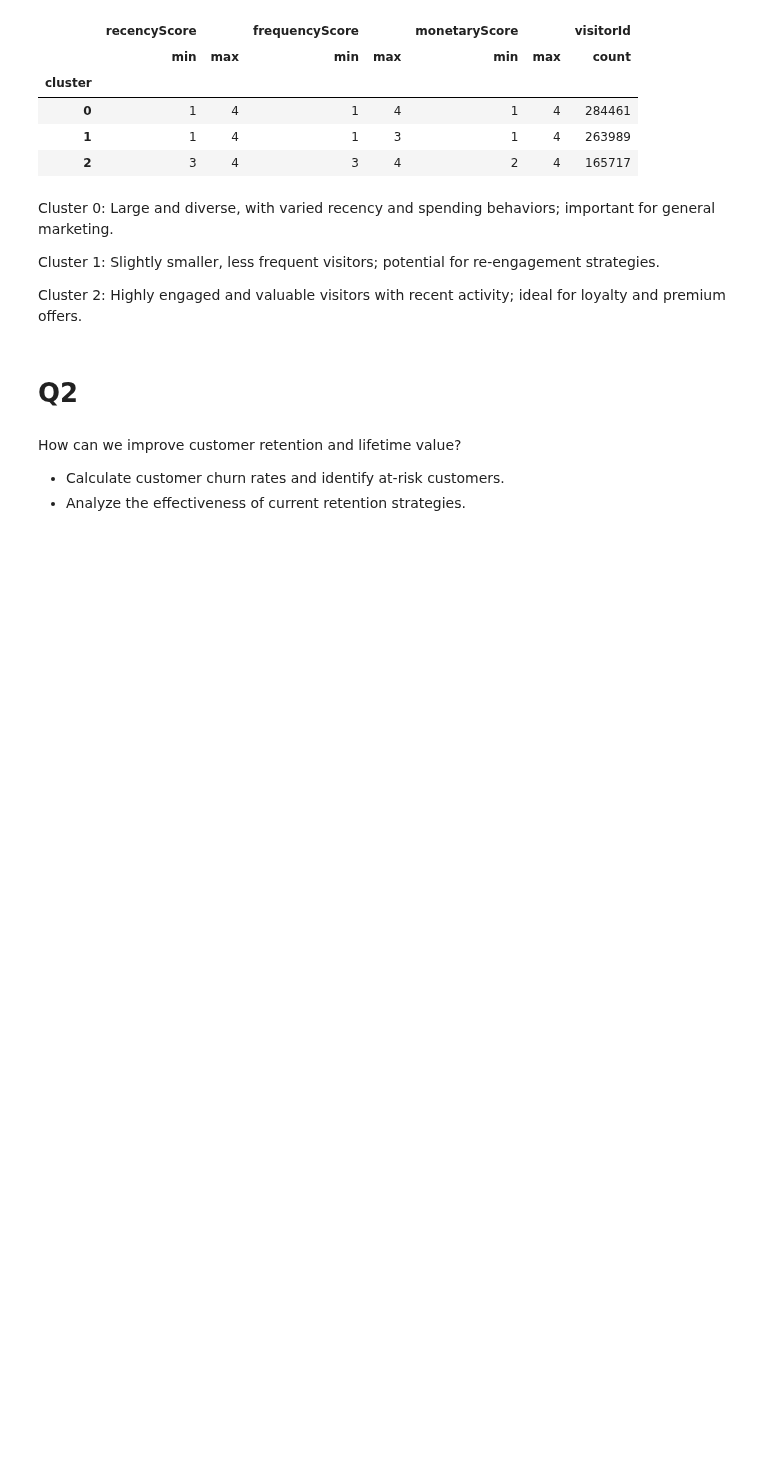
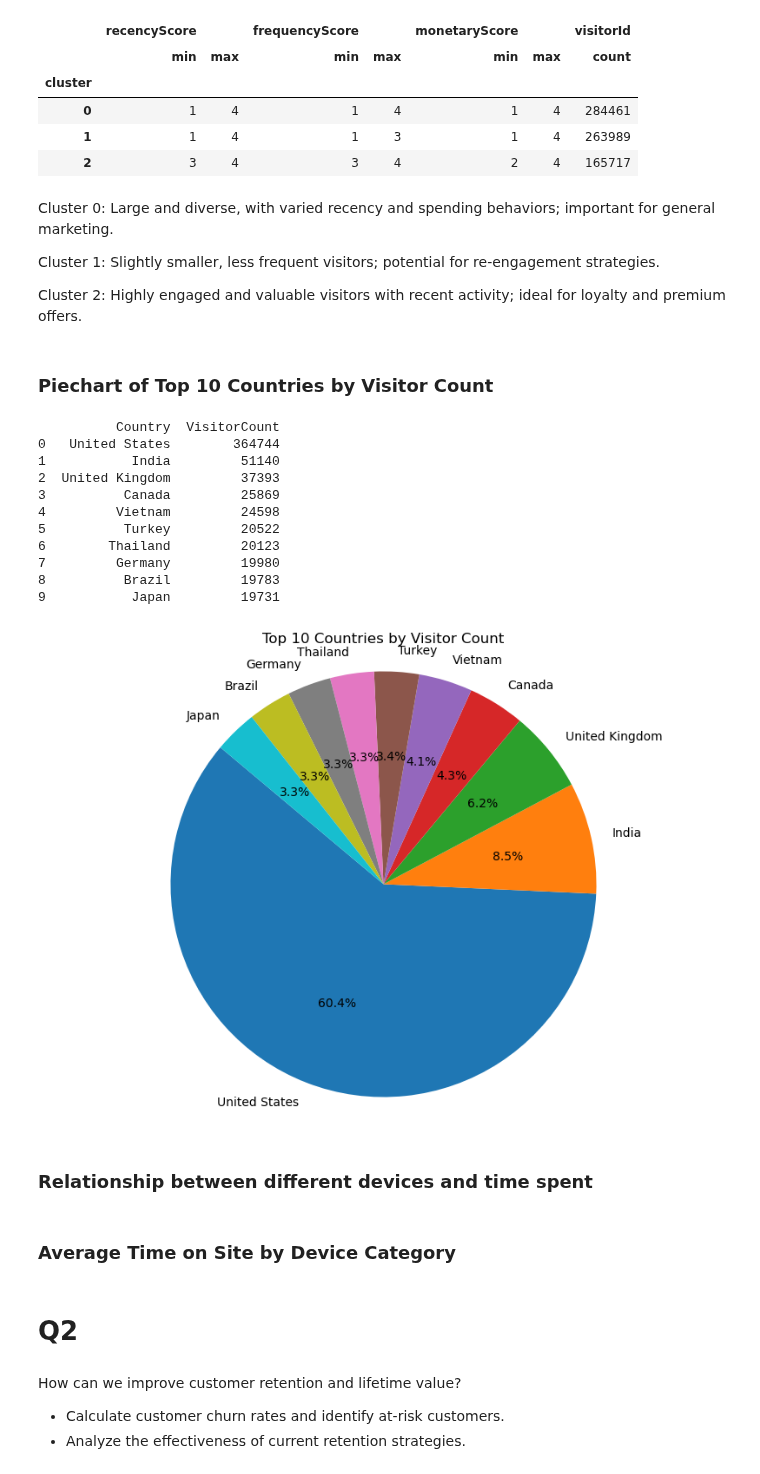
Before and after one commit to woobrandon/DSA3101-Potato-Wedges, a Jupyter notebook: SubgroupA/GoogleAnalyticsAnalysis.ipynb, the cells around one changed output. Drawn from its saved outputs; the diff is of its cells as text; code cells hidden in the pictures; blank space fills up the shorter version.

```diff
--- a/SubgroupA/GoogleAnalyticsAnalysis.ipynb
+++ b/SubgroupA/GoogleAnalyticsAnalysis.ipynb
@@ -652,3 +652,50 @@ Cluster 0: Large and diverse, with varied recency and spending behaviors; import
 Cluster 1: Slightly smaller, less frequent visitors; potential for re-engagement strategies.
 
 Cluster 2: Highly engaged and valuable visitors with recent activity; ideal for loyalty and premium offers.
+# %% [markdown]
+### Piechart of Top 10 Countries by Visitor Count
+# %%
+query ="""
+    SELECT
+        geoNetwork.country AS Country,
+        SUM(totals.visits) AS VisitorCount
+    FROM
+        `bigquery-public-data.google_analytics_sample.ga_sessions_*`
+    GROUP BY
+        geoNetwork.country
+    ORDER BY
+        VisitorCount DESC
+    LIMIT 10
+
+"""
+rows = client.query(query)
+
+result_df = rows.to_dataframe()
+
+print(result_df, "\n")
+
+import matplotlib.pyplot as plt
+
+labels = result_df['Country']
+sizes = result_df['VisitorCount']
+
+plt.figure(figsize=(10, 7))
+plt.pie(sizes, labels=labels, autopct='%1.1f%%', startangle=140)
+plt.title('Top 10 Countries by Visitor Count')
+plt.axis('equal')
+plt.show()
+# %% [output]
+          Country  VisitorCount
+0   United States        364744
+1           India         51140
+2  United Kingdom         37393
+3          Canada         25869
+4         Vietnam         24598
+5          Turkey         20522
+6        Thailand         20123
+7         Germany         19980
+8          Brazil         19783
+9           Japan         19731
+[figure, added]
+# %% [markdown]
+### Relationship between different devices and time spent
@@ -654,0 +724,2 @@ Cluster 2: Highly engaged and valuable visitors with recent activity; ideal for
+# %% [markdown]
+### Average Time on Site by Device Category
```
Also changed, not shown: parts of 21 cells of this notebook.
